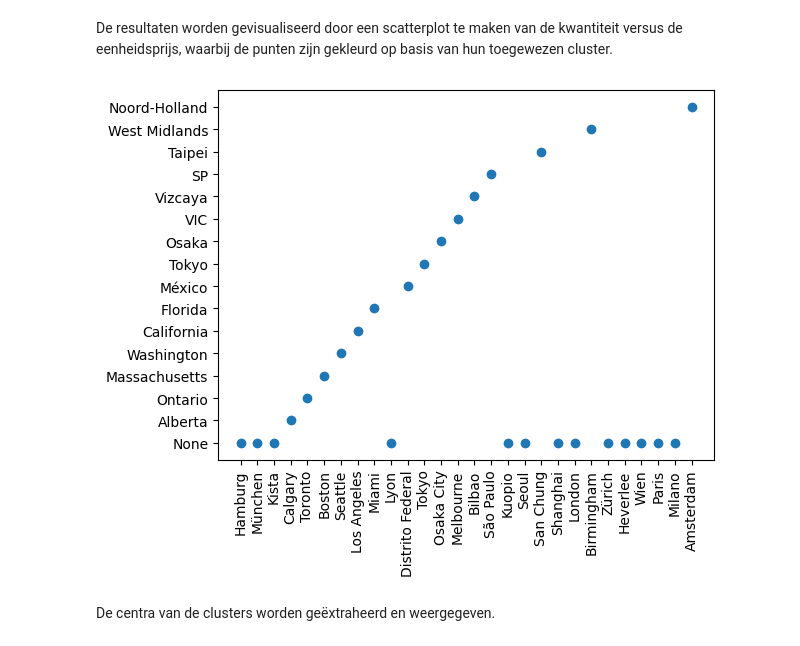
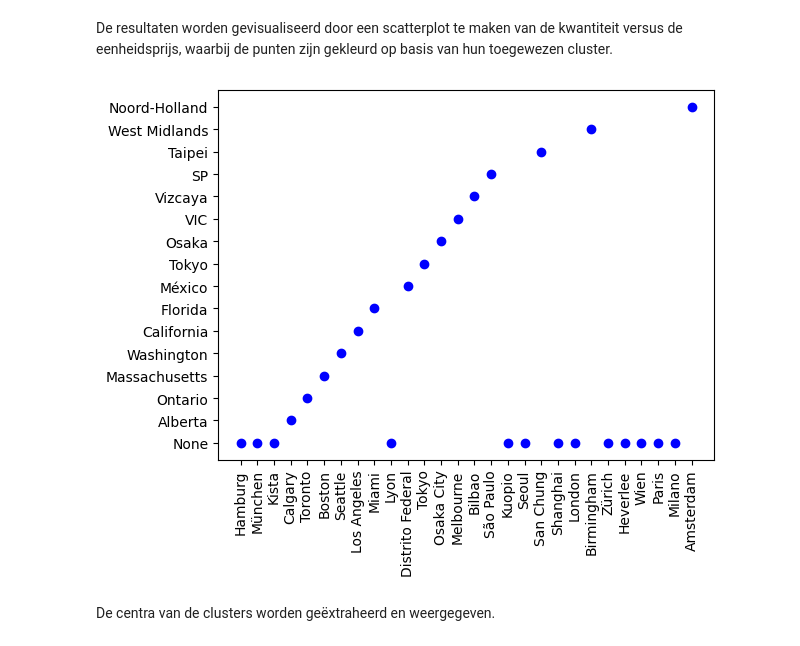
Before and after one commit to Peter-The-Great/DEDS_Portfolio_Week-8, a Jupyter notebook: clusteringmodel.ipynb, the cells around one changed output. Saved outputs shown, nothing was run; the diff lists cells and outputs as text; code cells hidden in the pictures.

```diff
--- a/clusteringmodel.ipynb
+++ b/clusteringmodel.ipynb
@@ -324,10 +324,11 @@ Hier gaan we de data van de great outdoors inlezen en bepaalde data dropen.
 # sales_branch.drop('TRIAL633', axis=1, inplace=True)
 # country.drop('TRIAL219', axis=1, inplace=True)
 # territory.drop('TRIAL222', axis=1, inplace=True)
-orders_header.drop('TRIAL885', axis=1, inplace=True)
-order_details.drop('TRIAL879', axis=1, inplace=True)
+# orders_header.drop('TRIAL885', axis=1, inplace=True)
+# order_details.drop('TRIAL879', axis=1, inplace=True)
 sales_branch.drop('TRIAL633', axis=1, inplace=True)
-sales_branch.drop(["ADDRESS1", "ADDRESS2", "POSTAL_ZONE"], axis=1)
+sales_branch = sales_branch.drop(["ADDRESS1", "ADDRESS2", "POSTAL_ZONE"], axis=1)
+sales_branch
 # %% [output]
 |  | SALES_BRANCH_CODE | CITY | REGION | COUNTRY_CODE |
 | 0 | 13 | Hamburg | None | 2 |
@@ -389,3 +352,6 @@ sales_product_data = sales_product_data.groupby('SALES_BRANCH_CODE').aggregate(n
+# %%
+table = sales_branch[['CITY', 'REGION']]
+df = pd.get_dummies(table)  # Dummy encoding
 # %% [markdown]
 ## Clusteringmodel bouwen met 2 dimensies
 
@@ -393,9 +359,6 @@ Eerst wordt een 2D-dataset gemaakt met hoeveelheid en eenheidsprijs van de verko
 
 Waar we ook dummy encoding toepassen.
 # %%
-table = sales_profit_data[['QUANTITY', 'UNIT_SALE_PRICE']]
-df = pd.get_dummies(table)  # Dummy encoding
-
-table = pd.concat([table, df], axis=1)
+table = pd.concat([sales_branch, df], axis=1)
 table
 # %% [output]
@@ -509,18 +474,18 @@ De resultaten worden gevisualiseerd door een scatterplot te maken van de kwantit
 # %%
 # (Helaas verouderd)
 # plt.scatter(table['TERRITORY_NAME_EN'], table['CURRENCY_NAME'], c = prediction_results, cmap = 'rainbow')
 # plt.show()
 # Nu gaan we een bar weergeven, waar alle quantiteiten worden weergegeven per sales_branch
 # Create a DataFrame with the branch names mapping
-branch_names = sales_branch[['SALES_BRANCH_CODE', 'CITY', 'REGION']]
-branch_names = branch_names.drop_duplicates()
-branch_names['CITY']
+# branch_names = sales_branch[['SALES_BRANCH_CODE', 'CITY', 'REGION']]
+# branch_names = branch_names.drop_duplicates()
+# branch_names['CITY']
 
-plt.scatter(branch_names['CITY'].astype(str), branch_names['REGION'].astype(str))
+plt.scatter(table["CITY"].astype(str), table["REGION"].astype(str), color="blue")
 plt.xticks(rotation=90)
 plt.show()
 # %% [output]
-[figure, old version]
+[figure, new version]
 # %% [markdown]
 De centra van de clusters worden geëxtraheerd en weergegeven.
 # %%
```
Also changed, not shown: parts of 18 cells of this notebook, 14 other files.
